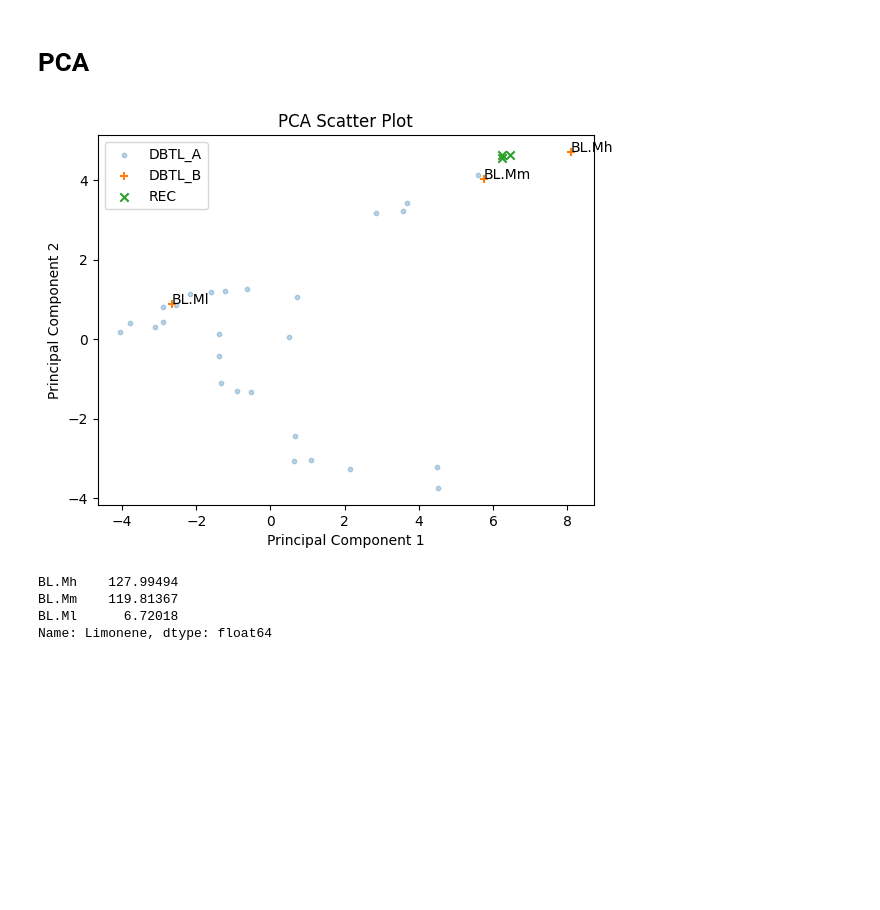
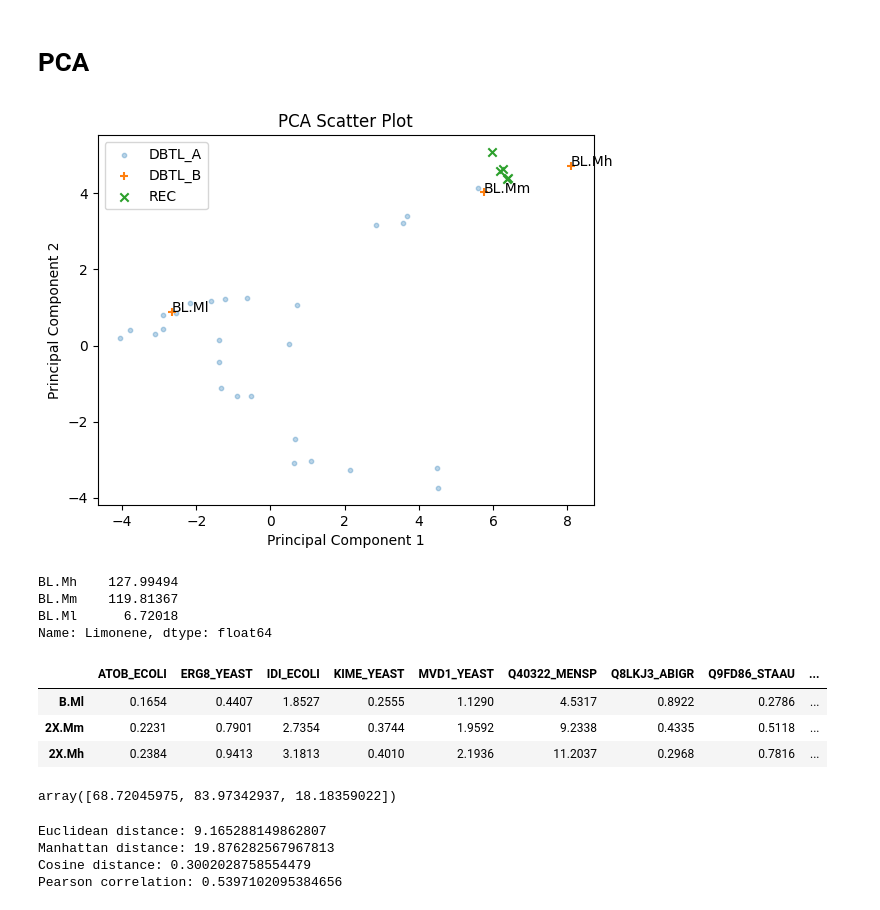
Before and after one commit to costasmexis/straindesignXAI, a Jupyter notebook: notebooks/Limonene_manual.ipynb, the cells around one changed output. Saved outputs shown, nothing was run; the diff lists cells and outputs as text; code cells hidden in the pictures; blank space fills up the shorter version.

```diff
--- a/notebooks/Limonene_manual.ipynb
+++ b/notebooks/Limonene_manual.ipynb
@@ -283,9 +283,9 @@ y_synth = sample_df["Limonene"]
 import lime
 import lime.lime_tabular
 
-explainer = lime.lime_tabular.LimeTabularExplainer(X_synth.values, feature_names=INPUT_VARS, class_names='Limonene',
+explainer = lime.lime_tabular.LimeTabularExplainer(X_synth.values, feature_names=INPUT_VARS,
                                                    verbose=True, mode='regression')
-i = 1
+i = 0
 exp = explainer.explain_instance(X_synth.values[i], final_model.predict)
 exp.show_in_notebook(show_table=True, show_all=True)
 exp.as_list()
@@ -310,38 +310,38 @@ Create new `sampling bounds`, to generate/recommend new strain designs.
 # %%
 sampling_bounds = pd.DataFrame(columns=bounds.columns, index=bounds.index)
 
-sampling_bounds["Q40322_MENSP"].loc["min"] = 9.79
+sampling_bounds["Q40322_MENSP"].loc["min"] = 10
 sampling_bounds["Q40322_MENSP"].loc["max"] = bounds["Q40322_MENSP"].loc["max"]
 
-sampling_bounds["ATOB_ECOLI"].loc["min"] = 1.26 # bounds["ATOB_ECOLI"].loc["min"]
+sampling_bounds["ATOB_ECOLI"].loc["min"] = 1.30 # bounds["ATOB_ECOLI"].loc["min"]
 sampling_bounds["ATOB_ECOLI"].loc["max"] = bounds["ATOB_ECOLI"].loc["max"]
 
 sampling_bounds["Q9FD87_STAAU"].loc["min"] = bounds["Q9FD87_STAAU"].loc["min"]
-sampling_bounds["Q9FD87_STAAU"].loc["max"] = 1.04
+sampling_bounds["Q9FD87_STAAU"].loc["max"] = 1.40
 
 sampling_bounds["Q8LKJ3_ABIGR"].loc["min"] = bounds["Q8LKJ3_ABIGR"].loc["min"]
-sampling_bounds["Q8LKJ3_ABIGR"].loc["max"] = 1.16
+sampling_bounds["Q8LKJ3_ABIGR"].loc["max"] = 1.20
 
 sampling_bounds["Q9FD86_STAAU"].loc["min"] = bounds["Q9FD86_STAAU"].loc["min"]
-sampling_bounds["Q9FD86_STAAU"].loc["max"] = 1.40
+sampling_bounds["Q9FD86_STAAU"].loc["max"] = 1.10
 
-sampling_bounds["MVD1_YEAST"].loc["min"] = 1.89
-sampling_bounds["MVD1_YEAST"].loc["max"] = bounds["MVD1_YEAST"].loc["max"]
+sampling_bounds["MVD1_YEAST"].loc["min"] = bounds["MVD1_YEAST"].loc["min"]
+sampling_bounds["MVD1_YEAST"].loc["max"] = 1
 
-sampling_bounds["ERG8_YEAST"].loc["min"] = 1.19
+sampling_bounds["ERG8_YEAST"].loc["min"] = 1.10
 sampling_bounds["ERG8_YEAST"].loc["max"] = bounds["ERG8_YEAST"].loc["max"]
 
-sampling_bounds["KIME_YEAST"].loc["min"] = 0.26
-sampling_bounds["KIME_YEAST"].loc["max"] = 0.35 # bounds["KIME_YEAST"].loc["max"]
+sampling_bounds["KIME_YEAST"].loc["min"] = 0.20
+sampling_bounds["KIME_YEAST"].loc["max"] = 0.40 # bounds["KIME_YEAST"].loc["max"]
 
-sampling_bounds["IDI_ECOLI"].loc["min"] = 2.79
+sampling_bounds["IDI_ECOLI"].loc["min"] = 2.80
 sampling_bounds["IDI_ECOLI"].loc["max"] = bounds["IDI_ECOLI"].loc["max"]
 
 # Draw samples fiven the above bounds
 from scipy.stats import qmc
 
 sampler = qmc.LatinHypercube(d=len(INPUT_VARS))
-sample = sampler.random(1000)
+sample = sampler.random(10000)
 LB = sampling_bounds.T["min"].values.tolist()
 UB = sampling_bounds.T["max"].values.tolist()
 
@@ -414,29 +420,66 @@ Diverse Counterfactual set (new outcome: [80, 85])
 # %%
 from sklearn.decomposition import PCA
 import matplotlib.pyplot as plt
 
 pca = PCA(n_components=2)
 pca.fit(df_A[INPUT_VARS])
 trans_df_A = pca.transform(df_A[INPUT_VARS])
 trans_df_B = pca.transform(df_B[INPUT_VARS])
-trans_rec = pca.transform(sample_df[INPUT_VARS][:3])
+trans_rec = pca.transform(sample_df[INPUT_VARS][:5])
 
 # Plot
 plt.scatter(trans_df_A[:, 0], trans_df_A[:, 1], label="DBTL_A", alpha=0.3, s=10)
 plt.scatter(trans_df_B[:, 0], trans_df_B[:, 1], label="DBTL_B", marker="+")
 for i, txt in enumerate(DBTL_B):
     plt.annotate(txt, (trans_df_B[i, 0], trans_df_B[i, 1]))
 plt.scatter(trans_rec[:, 0], trans_rec[:, 1], label="REC", marker="x")
 plt.xlabel("Principal Component 1")
 plt.ylabel("Principal Component 2")
 plt.title("PCA Scatter Plot")
 plt.legend()
 plt.show()
 
 print(df_B["Limonene"].sort_values(ascending=False))
 # %% [output]
-[figure, old version]
+[figure, new version]
 BL.Mh    127.99494
 BL.Mm    119.81367
 BL.Ml      6.72018
 Name: Limonene, dtype: float64
+# %%
+df_A.sort_values("Limonene", ascending=False, inplace=True)
+df_A.head(3)
+# %% [output]
+|  | ATOB_ECOLI | ERG8_YEAST | IDI_ECOLI | KIME_YEAST | MVD1_YEAST | Q40322_MENSP | Q8LKJ3_ABIGR | Q9FD86_STAAU | ... |
+| B.Ml | 0.1654 | 0.4407 | 1.8527 | 0.2555 | 1.1290 | 4.5317 | 0.8922 | 0.2786 | ... |
+| 2X.Mm | 0.2231 | 0.7901 | 2.7354 | 0.3744 | 1.9592 | 9.2338 | 0.4335 | 0.5118 | ... |
+| 2X.Mh | 0.2384 | 0.9413 | 3.1813 | 0.4010 | 2.1936 | 11.2037 | 0.2968 | 0.7816 | ... |
+# %%
+final_model.predict(df_B[INPUT_VARS])
+# %% [output]
+array([68.72045975, 83.97342937, 18.18359022])
+# %%
+from scipy.spatial import distance
+
+# Assuming you have two vectors vec1 and vec2
+vec1 = sample_df.iloc[0][INPUT_VARS]
+vec2 = df_A.iloc[24][INPUT_VARS]
+
+
+def calculate_similarity(vec1, vec2):
+    # Use the euclidean function from scipy's distance module to calculate the Euclidean distance
+    euclidean_distance = distance.euclidean(vec1, vec2)
+    manhattan_distance = distance.cityblock(vec1, vec2)
+    cosine_distance = distance.cosine(vec1, vec2)
+    pearson_corr = np.corrcoef(vec1, vec2)[0][1]
+    print(f"Euclidean distance: {euclidean_distance}")
+    print(f'Manhattan distance: {manhattan_distance}')
+    print(f'Cosine distance: {cosine_distance}')
+    print(f'Pearson correlation: {pearson_corr}')
+
+calculate_similarity(vec1, vec2)
+# %% [output]
+Euclidean distance: 9.165288149862807
+Manhattan distance: 19.876282567967813
+Cosine distance: 0.3002028758554479
+Pearson correlation: 0.5397102095384656
```
Also changed, not shown: parts of 8 cells of this notebook, 14 other files.
